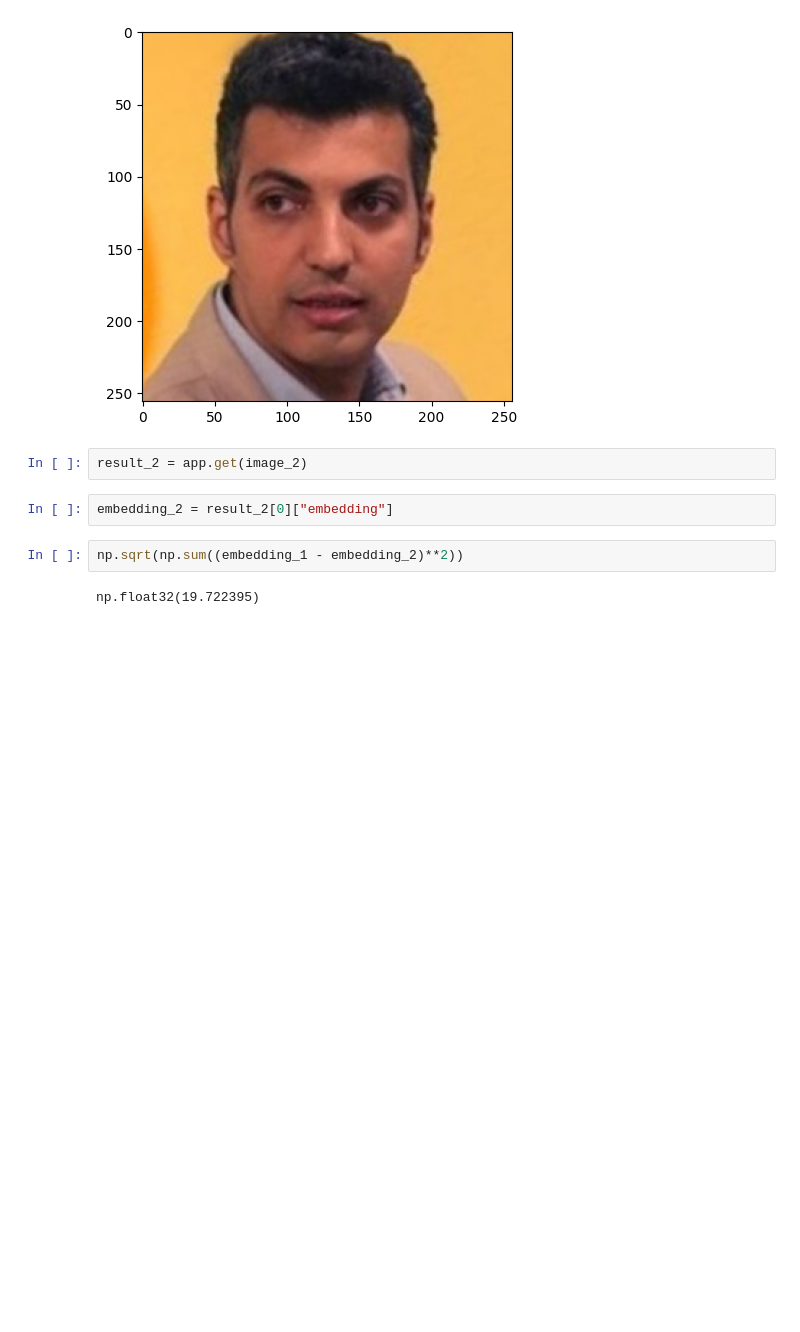
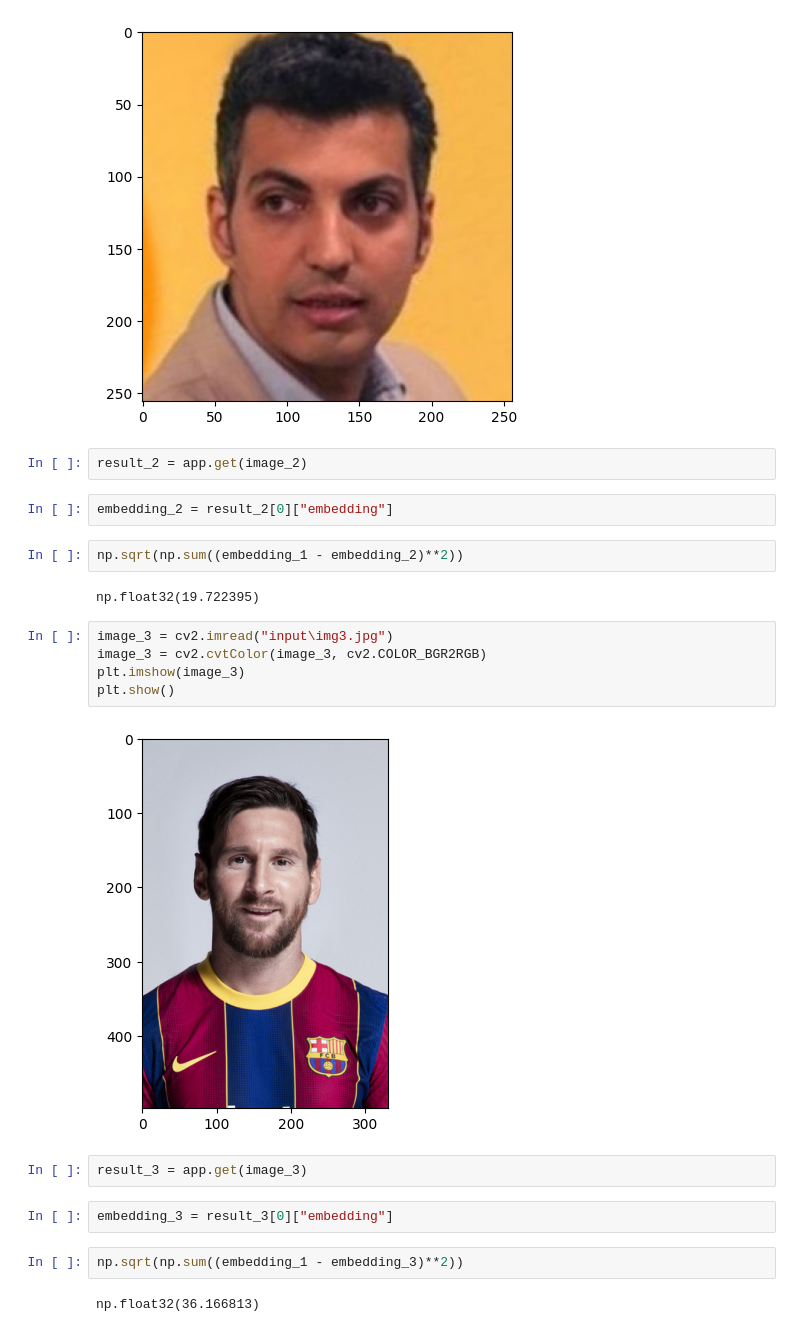
Before and after one commit to MahdiAhmadiKamal/Face-Verification, a Jupyter notebook: face_recognition.ipynb, the cells around one changed output. Cells and saved outputs as stored; diff of their text form; blank space fills up the shorter version.

```diff
--- a/face_recognition.ipynb
+++ b/face_recognition.ipynb
@@ -68,3 +68,18 @@ embedding_2 = result_2[0]["embedding"]
 np.sqrt(np.sum((embedding_1 - embedding_2)**2))
 # %% [output]
 np.float32(19.722395)
+# %%
+image_3 = cv2.imread("input\img3.jpg")
+image_3 = cv2.cvtColor(image_3, cv2.COLOR_BGR2RGB)
+plt.imshow(image_3)
+plt.show()
+# %% [output]
+[figure, added]
+# %%
+result_3 = app.get(image_3)
+# %%
+embedding_3 = result_3[0]["embedding"]
+# %%
+np.sqrt(np.sum((embedding_1 - embedding_3)**2))
+# %% [output]
+np.float32(36.166813)
```
